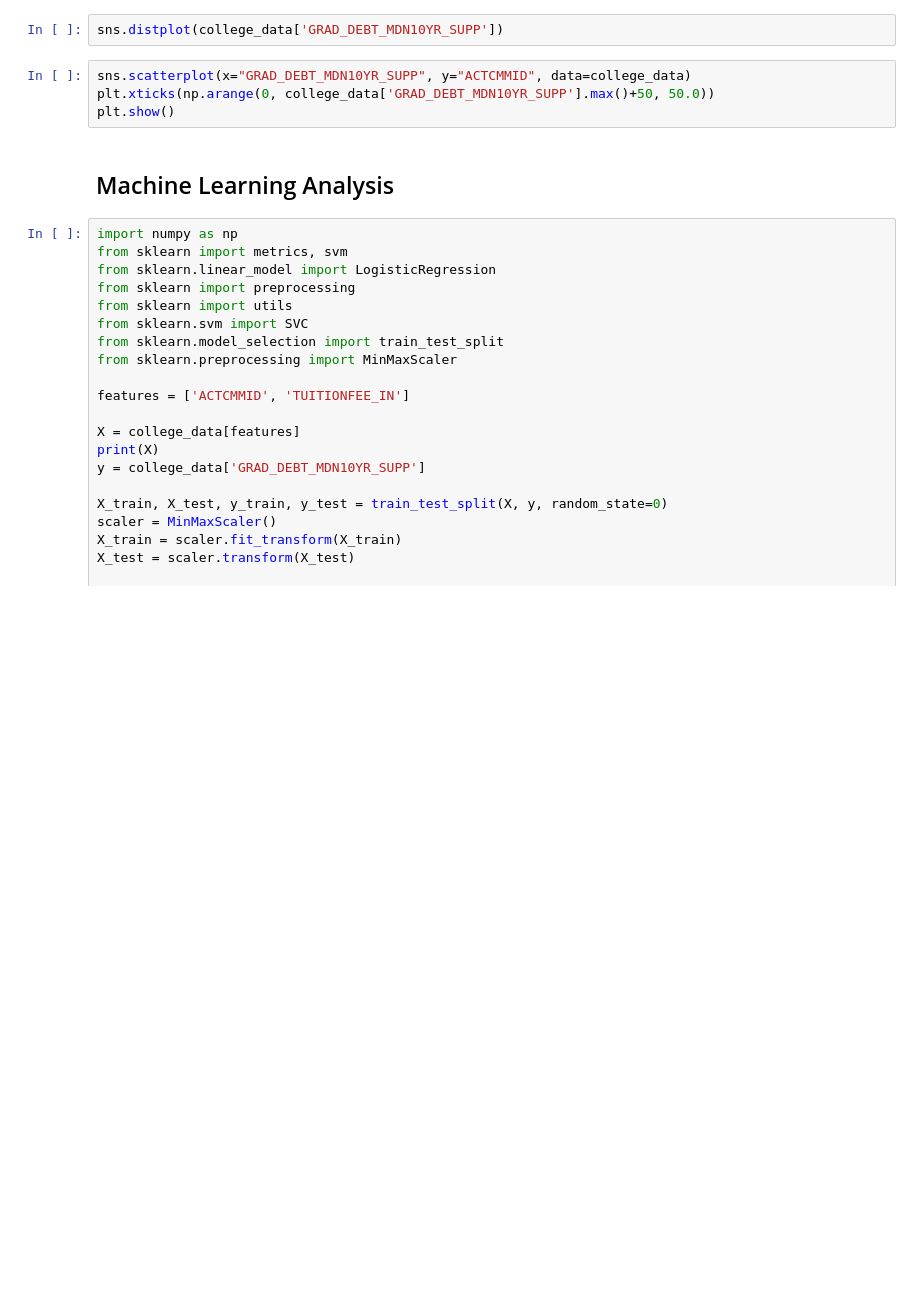
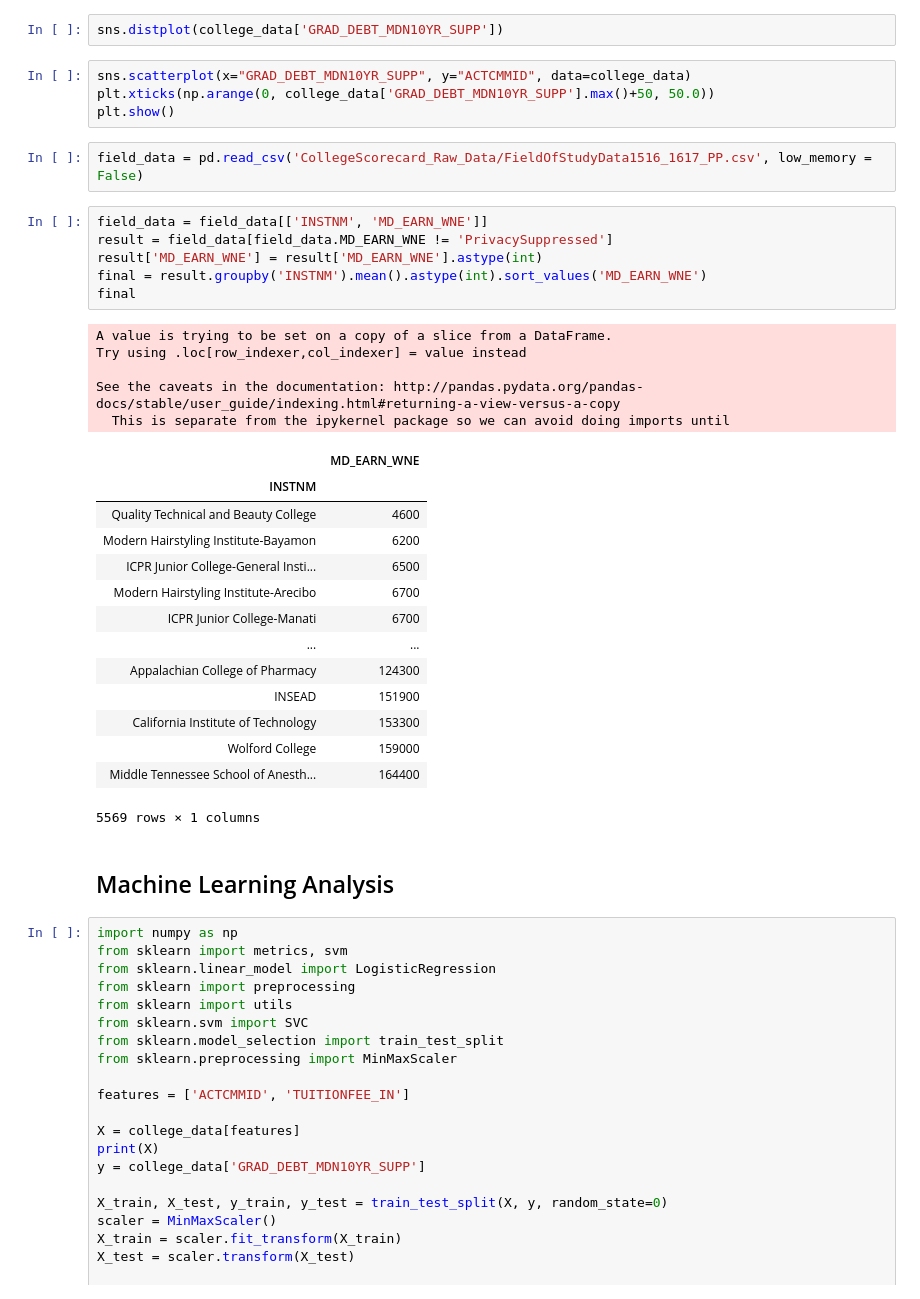
Before and after one commit to YJDave/cs418-s20-cs418_spring20_mighty_python, a Jupyter notebook: EduWorth.ipynb, the cells around one changed output. Saved outputs shown, nothing was run; the diff lists cells and outputs as text; blank space fills up the shorter version.

Commit message:
Average Earning based on College table

```diff
--- a/EduWorth.ipynb
+++ b/EduWorth.ipynb
@@ -53,6 +53,34 @@ sns.distplot(college_data['GRAD_DEBT_MDN10YR_SUPP'])
 sns.scatterplot(x="GRAD_DEBT_MDN10YR_SUPP", y="ACTCMMID", data=college_data)
 plt.xticks(np.arange(0, college_data['GRAD_DEBT_MDN10YR_SUPP'].max()+50, 50.0))
 plt.show()
+# %%
+field_data = pd.read_csv('CollegeScorecard_Raw_Data/FieldOfStudyData1516_1617_PP.csv', low_memory = False)
+# %%
+field_data = field_data[['INSTNM', 'MD_EARN_WNE']]
+result = field_data[field_data.MD_EARN_WNE != 'PrivacySuppressed']
+result['MD_EARN_WNE'] = result['MD_EARN_WNE'].astype(int)
+final = result.groupby('INSTNM').mean().astype(int).sort_values('MD_EARN_WNE')
+final
+# %% [output]
+A value is trying to be set on a copy of a slice from a DataFrame.
+Try using .loc[row_indexer,col_indexer] = value instead
+
+See the caveats in the documentation: http://pandas.pydata.org/pandas-docs/stable/user_guide/indexing.html#returning-a-view-versus-a-copy
+  This is separate from the ipykernel package so we can avoid doing imports until
+|  | MD_EARN_WNE |
+| INSTNM |  |
+| Quality Technical and Beauty College | 4600 |
+| Modern Hairstyling Institute-Bayamon | 6200 |
+| ICPR Junior College-General Insti... | 6500 |
+| Modern Hairstyling Institute-Arecibo | 6700 |
+| ICPR Junior College-Manati | 6700 |
+| ... | ... |
+| Appalachian College of Pharmacy | 124300 |
+| INSEAD | 151900 |
+| California Institute of Technology | 153300 |
+| Wolford College | 159000 |
+| Middle Tennessee School of Anesth... | 164400 |
+5569 rows × 1 columns
 # %% [markdown]
 ## Machine Learning Analysis
 # %%
```
